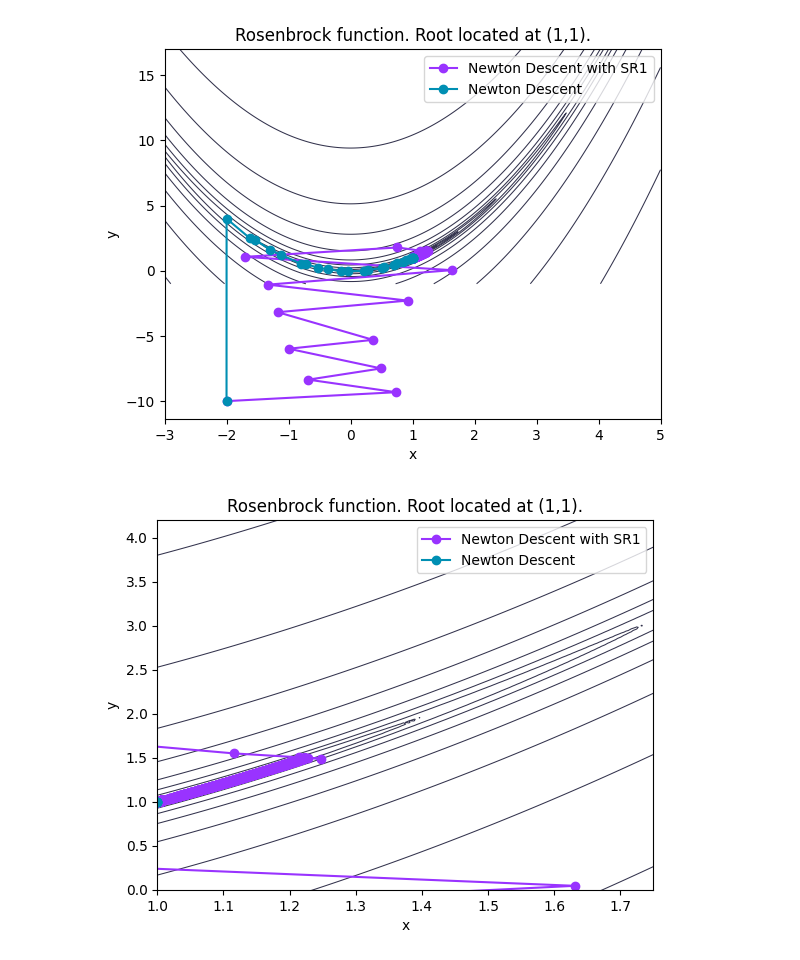
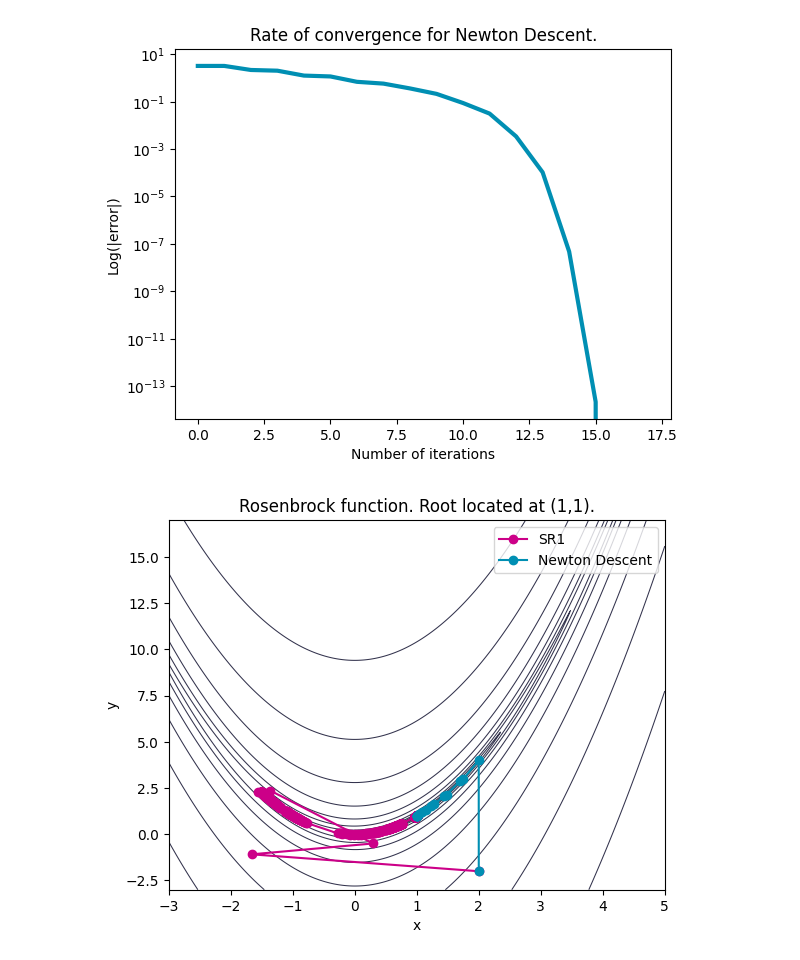
Before and after one commit to cmaddry/APPM-4600, a Jupyter notebook: Final Project/Code/SR1.ipynb, the cells around one changed output. Cells and saved outputs as stored; diff of their text form; code cells hidden in the pictures.

```diff
--- a/Final Project/Code/SR1.ipynb
+++ b/Final Project/Code/SR1.ipynb
@@ -8,10 +8,15 @@ from method_functions import NewtonDescent, SR1NewtonDescent, BFGSNewtonDescent
 from functions import Rosenbrock, RosenbrockH, RosenbrockJ, Bowl, BowlJ, BowlH
 # %%
 # Initial conditions and other parameters
-x0 = [-2, -10]; tol = 1e-16; Nmax = 100000
+x0 = [2, -2]; tol = 1e-16; Nmax = 100000
+
+H0 = np.eye(2,2)
+H0 = np.eye(2,2) * 0.01
+# H0 = RosenbrockH(x0)
+
 
 # Finds the roots with Gradient Descent and then returns and prints the output
-root, error, iterations, SR1Steps = SR1NewtonDescent(x0, Rosenbrock, RosenbrockJ, RosenbrockH, tol, Nmax)
+root, error, iterations, SR1Steps = SR1NewtonDescent(x0, Rosenbrock, RosenbrockJ, H0, tol, Nmax)
 print("Root:", root, "\n\t Number of iterations:", iterations)
 
 # Finds the roots with Newton Descent and then returns and prints the output
@@ -35,9 +40,16 @@ ND_error = np.sum(np.abs(ND_error)**2,axis=0)**(1./2)
 
 # Log plot of the error for Gradient Descent
 plt.semilogy(SR1_error,
-             color="#9933ff",
+             color="#cc0088",
              linewidth=3)
-plt.xlabel("Number of iterations"); plt.ylabel("Log(|error|)"); plt.title("Rate of convergence for Newton Descent with SR1.")
+plt.xlabel("Number of iterations"); plt.ylabel("Log(|error|)"); plt.title("Rate of convergence for SR1.")
+plt.show()
+
+# Log plot of the error for Gradient Descent
+plt.semilogy(SR1_error[:2000],
+             color="#cc0088",
+             linewidth=3)
+plt.xlabel("Number of iterations"); plt.ylabel("Log(|error|)"); plt.title("Rate of convergence for SR1.")
 plt.show()
 
 # Log plot of the error for Gradient Descent
@@ -49,10 +61,10 @@ plt.show()
 
 # Plot of the Rosenbrock function
 plt.plot(SR1Steps[:,0], SR1Steps[:,1],
-            color='#9933ff',
+            color='#cc0088',
             marker="o",
             zorder=1,
-            label="Newton Descent with SR1")
+            label="SR1")
 plt.plot(NDSteps[:,0], NDSteps[:,1],
             color='#008fb3',
             marker="o",
@@ -61,7 +73,7 @@ plt.plot(NDSteps[:,0], NDSteps[:,1],
 
 # Grid for plotting the function
 x = np.linspace(-3, 5, 1000)
-y = np.linspace(-1, 17, 1000)
+y = np.linspace(-3, 17, 1000)
 X, Y = np.meshgrid(x, y)
 evalPoints = [X, Y]
 
@@ -76,30 +88,57 @@ plt.show()
 
 # Plot of the Rosenbrock function
 plt.plot(SR1Steps[:,0], SR1Steps[:,1],
-            color='#9933ff',
+            color='#cc0088',
             marker="o",
             zorder=1,
-            label="Newton Descent with SR1")
+            label="SR1")
 plt.plot(NDSteps[:,0], NDSteps[:,1],
             color='#008fb3',
             marker="o",
             zorder=2,
             label="Newton Descent")
 
-
-# Grid for plotting the function
-x = np.linspace(-3, 5, 1000)
-y = np.linspace(-1, 17, 1000)
-X, Y = np.meshgrid(x, y)
-evalPoints = [X, Y]
+plt.plot(SR1Steps[500,0], SR1Steps[500,1],
+            color='red',
+            marker="*",
+            markersize = 20,
+            zorder=3)
 
 plt.contour(X, Y, Rosenbrock(evalPoints),
             levels=np.logspace(-5, 5, 20),
             colors='#33334d',
             linewidths=0.75,
             zorder=0)
-plt.xlim(1,1.75)
-plt.ylim(0,4.2)
+plt.xlim(-2,1.75)
+plt.ylim(-0.3,3)
 plt.legend(); plt.title("Rosenbrock function. Root located at" + r" (1,1)."); plt.xlabel("x"); plt.ylabel("y")
 plt.show()
+
+# Plot of the Rosenbrock function
+plt.plot(SR1Steps[:,0], SR1Steps[:,1],
+            color='#cc0088',
+            marker="o",
+            zorder=1,
+            label="SR1")
+plt.plot(NDSteps[:,0], NDSteps[:,1],
+            color='#008fb3',
+            marker="o",
+            zorder=2,
+            label="Newton Descent")
+
+plt.plot(SR1Steps[500,0], SR1Steps[500,1],
+            color='red',
+            marker="*",
+            markersize = 20,
+            zorder=3)
+
+plt.contour(X, Y, Rosenbrock(evalPoints),
+            levels=np.logspace(-5, 5, 20),
+            colors='#33334d',
+            linewidths=0.75,
+            zorder=0)
+plt.xlim(-0.5,1.5)
+plt.ylim(-0.3,1.5)
+plt.legend(); plt.title("Rosenbrock function. Root located at" + r" (1,1)."); plt.xlabel("x"); plt.ylabel("y")
+plt.show()
 # %% [output]
@@ -112,2 +151,2 @@ Root: [1. 1.]
-[figure, old version]
+[figure, new version]
-[figure, old version]
+[figure, new version]
```
Also changed, not shown: parts of 1 cell of this notebook, 16 other files.
